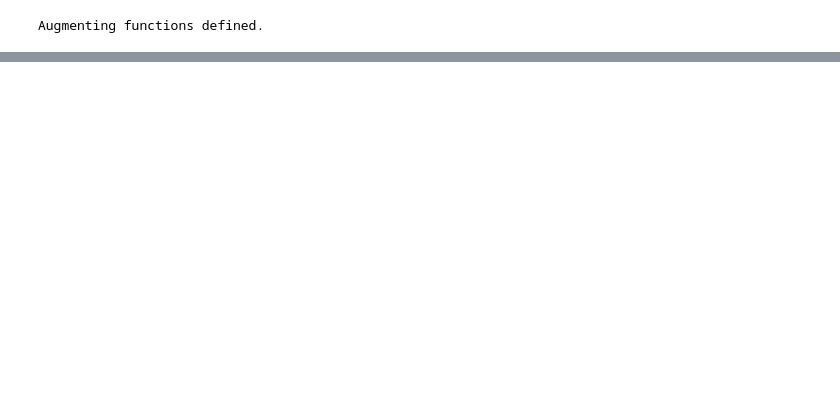
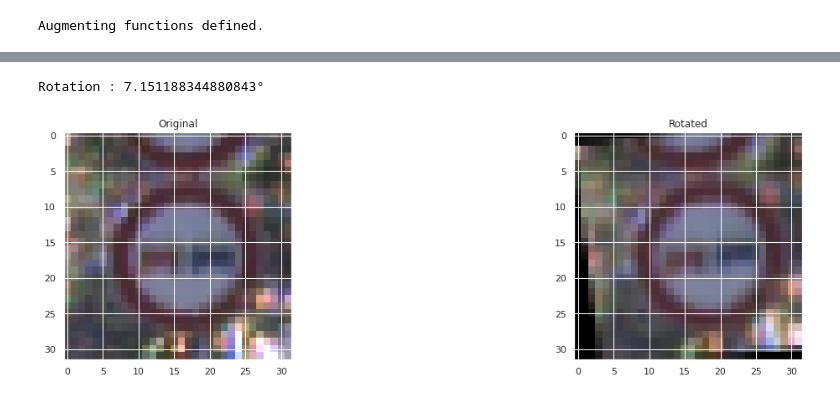
Before and after one commit to oussama95boussaid/Traffic-Sign-Recognition-Classifier-Project, a Jupyter notebook: Traffic_Sign_Classifier.ipynb, the cells around one changed output, grey strips where cells are left out. Saved outputs shown, nothing was run; the diff lists cells and outputs as text; code cells hidden in the pictures; blank space fills up the shorter version.

```diff
--- a/Traffic_Sign_Classifier.ipynb
+++ b/Traffic_Sign_Classifier.ipynb
@@ -48,15 +57,16 @@ n_validation = X_valid.shape[0]
 # Number of testing examples.
 n_test = X_test.shape[0]
 
-# What's the shape of a traffic sign image?
-image_shape =  X_train.shape[1:]
+#the shape of a traffic sign image
+image_shape =  X_train.shape
 
 # numbre of classes/labels there are in the dataset.
 n_classes = len(np.unique(y_train))
 
 print("Number of training examples =", n_train)
 print("Number of testing examples =", n_test)
-print("Image data shape =", image_shape)
+print("Number of validation examples =", n_validation)
+print("Image data shape =", X_train.shape[1:])
 print("Number of classes =", n_classes)
 # %% [output]
 Number of training examples = 34799
@@ -213,0 +237,9 @@ plotAugmentation(arguments)
+# %%
+#i = someRandomImageId()
+i=11886
+rotated = rotateImage(X_train[i], rectified_train_coords[i], verbose=1)
+argument = (('Original', X_train[i]), ('Rotated', rotated))
+plotAugmentation(argument)
+# %% [output]
+Rotation : 7.151188344880843°
+[figure, added]
```
Also changed, not shown: parts of 9 cells of this notebook.
